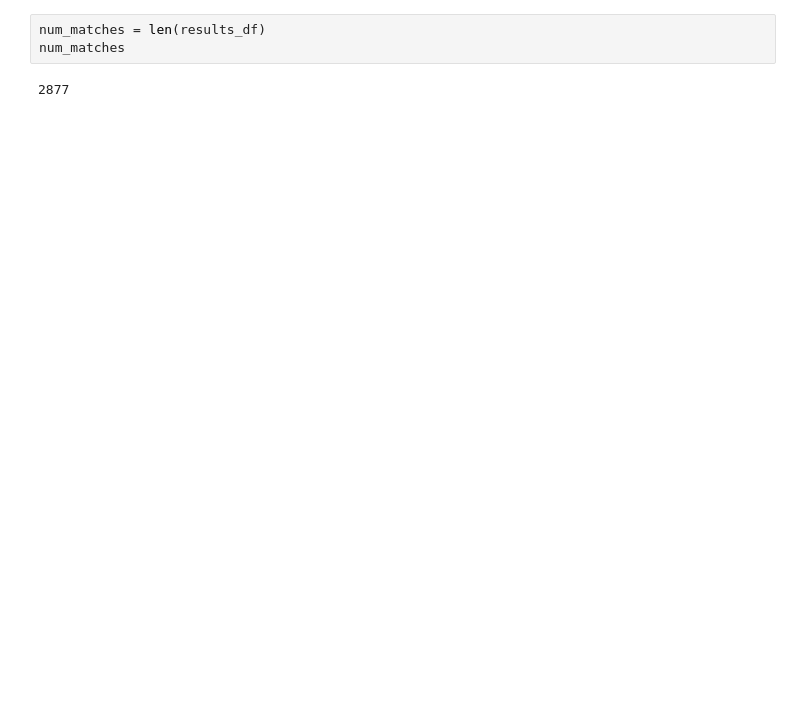
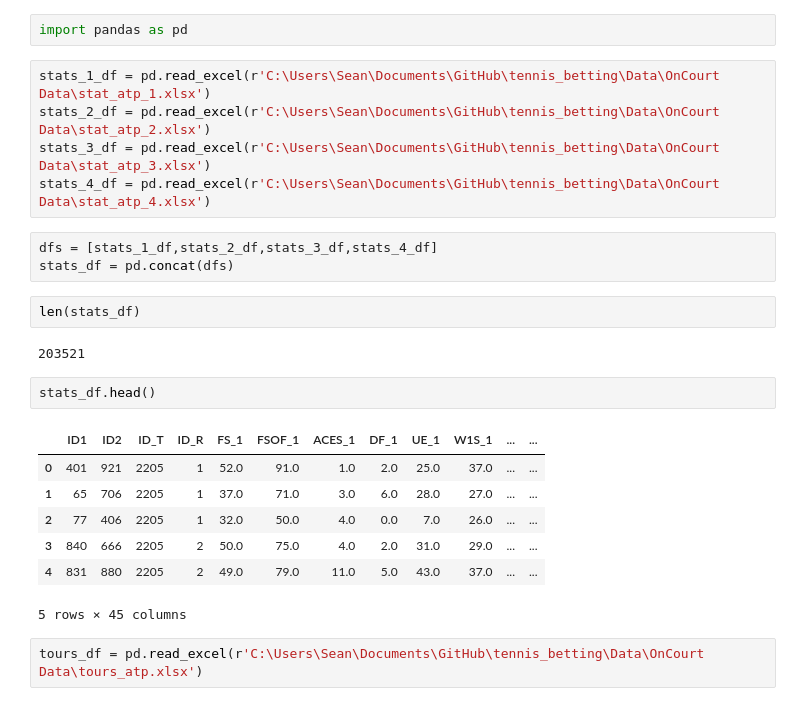
Before and after one commit to ericcolon/tennis_betting, a Jupyter notebook: Data Cleansing/data_clean.ipynb, the cells around one changed output. Saved outputs shown, nothing was run; the diff lists cells and outputs as text; blank space fills up the shorter version.

Commit message:
OnCourt data added

```diff
--- a/Data Cleansing/data_clean.ipynb
+++ b/Data Cleansing/data_clean.ipynb
@@ -58,5 +1,26 @@ results_df.head()
-# %%
-num_matches = len(results_df)
-num_matches
-# %% [output]
-2877
+# %%
+import pandas as pd
+# %%
+stats_1_df = pd.read_excel(r'C:\Users\Sean\Documents\GitHub\tennis_betting\Data\OnCourt Data\stat_atp_1.xlsx')
+stats_2_df = pd.read_excel(r'C:\Users\Sean\Documents\GitHub\tennis_betting\Data\OnCourt Data\stat_atp_2.xlsx')
+stats_3_df = pd.read_excel(r'C:\Users\Sean\Documents\GitHub\tennis_betting\Data\OnCourt Data\stat_atp_3.xlsx')
+stats_4_df = pd.read_excel(r'C:\Users\Sean\Documents\GitHub\tennis_betting\Data\OnCourt Data\stat_atp_4.xlsx')
+# %%
+dfs = [stats_1_df,stats_2_df,stats_3_df,stats_4_df]
+stats_df = pd.concat(dfs)
+# %%
+len(stats_df)
+# %% [output]
+203521
+# %%
+stats_df.head()
+# %% [output]
+|  | ID1 | ID2 | ID_T | ID_R | FS_1 | FSOF_1 | ACES_1 | DF_1 | UE_1 | W1S_1 | ... | ... |
+| 0 | 401 | 921 | 2205 | 1 | 52.0 | 91.0 | 1.0 | 2.0 | 25.0 | 37.0 | ... | ... |
+| 1 | 65 | 706 | 2205 | 1 | 37.0 | 71.0 | 3.0 | 6.0 | 28.0 | 27.0 | ... | ... |
+| 2 | 77 | 406 | 2205 | 1 | 32.0 | 50.0 | 4.0 | 0.0 | 7.0 | 26.0 | ... | ... |
+| 3 | 840 | 666 | 2205 | 2 | 50.0 | 75.0 | 4.0 | 2.0 | 31.0 | 29.0 | ... | ... |
+| 4 | 831 | 880 | 2205 | 2 | 49.0 | 79.0 | 11.0 | 5.0 | 43.0 | 37.0 | ... | ... |
+5 rows × 45 columns
+# %%
+tours_df = pd.read_excel(r'C:\Users\Sean\Documents\GitHub\tennis_betting\Data\OnCourt Data\tours_atp.xlsx')
```
Also changed, not shown: parts of 7 cells of this notebook, 42 other files.
